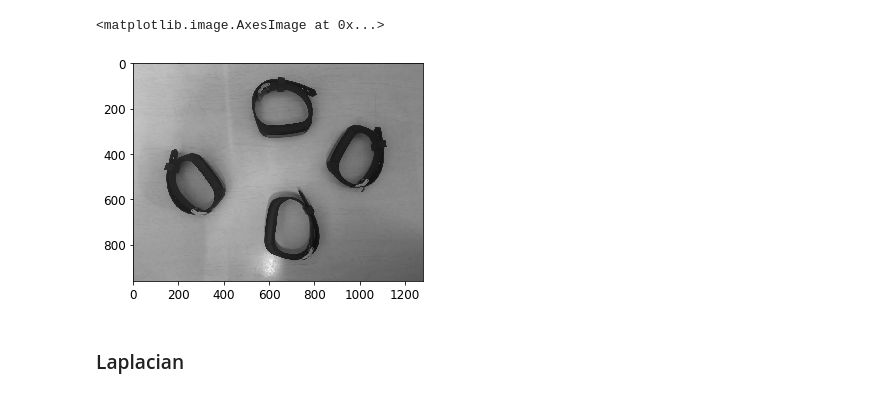
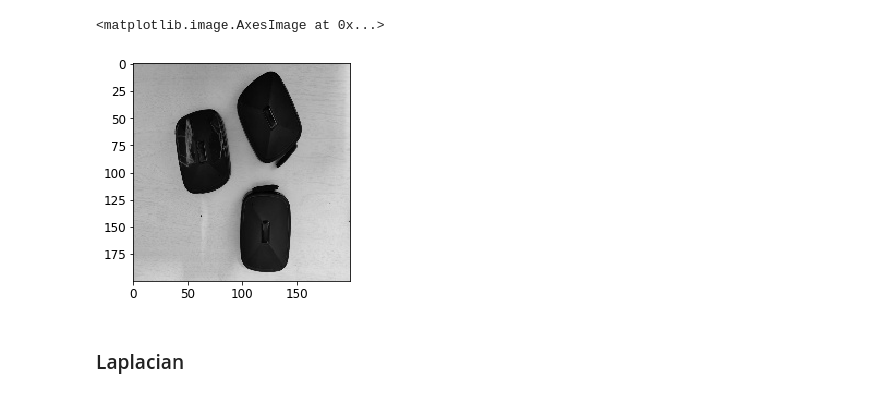
Before and after one commit to cloudxlab/opencv-intro, a Jupyter notebook: 6_edge_detection.ipynb, the cells around one changed output. Cells and saved outputs as stored; diff of their text form; code cells hidden in the pictures.

Commit message:
Added bounding box and changed input image

```diff
--- a/6_edge_detection.ipynb
+++ b/6_edge_detection.ipynb
@@ -27,13 +35,13 @@ mpl.rc('ytick', labelsize=12)
 def fixColor(image):
     return(cv2.cvtColor(image, cv2.COLOR_BGR2RGB))
 # %%
-image = cv2.imread("images/wristbands.jpg")
+image = cv2.imread("images/devices_small.jpg")
 image = cv2.cvtColor(image, cv2.COLOR_BGR2GRAY)
 
 plt.imshow(fixColor(image))
 # %% [output]
 <matplotlib.image.AxesImage at 0x...>
-[figure, old version]
+[figure, new version]
 # %% [markdown]
 ### Laplacian
 # %% [markdown]
```
Also changed, not shown: parts of 17 cells of this notebook, 1 other file.
